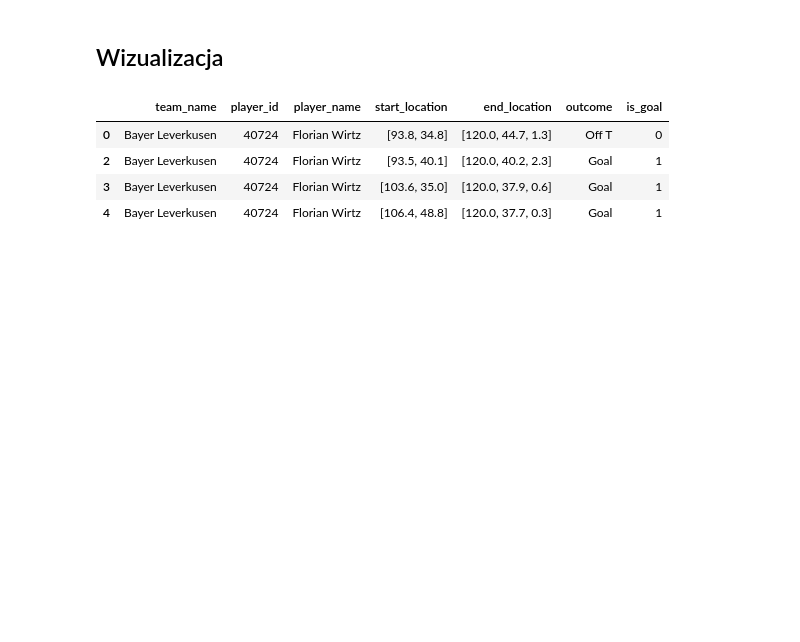
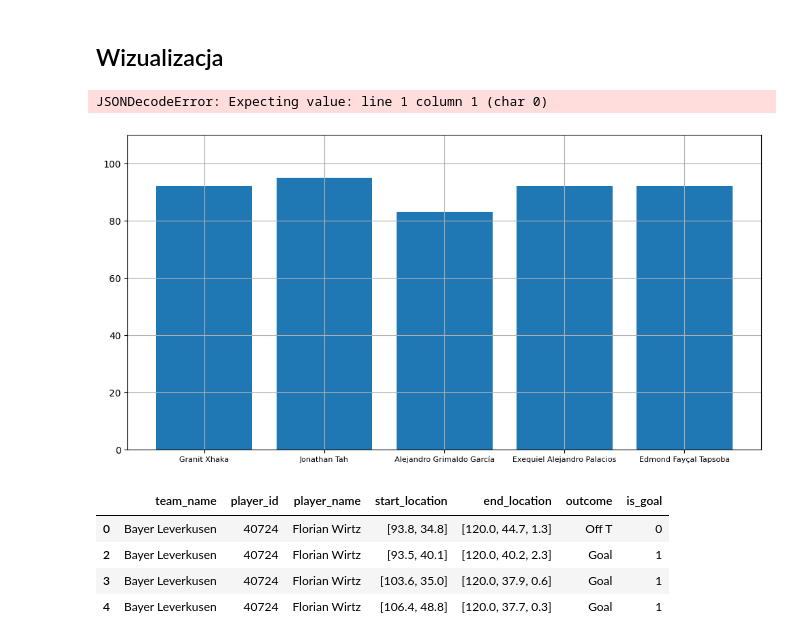
Before and after one commit to domino644/scala_football_analyzer, a Jupyter notebook: visualization/client.ipynb, the cells around one changed output. Saved outputs shown, nothing was run; the diff lists cells and outputs as text; code cells hidden in the pictures; blank space fills up the shorter version.

```diff
--- a/visualization/client.ipynb
+++ b/visualization/client.ipynb
@@ -108,8 +87,27 @@ def shotMap(locations: np.ndarray, is_goal: np.ndarray)->None:
     plt.scatter(locx[no_goal], locy[no_goal],color="red", s=50, label="Pudło")
     plt.legend()
     plt.show()
+# %%
+def topPlayersBar(df: pd.DataFrame, column_name: str, top_n: int)->None:
+    df.nlargest(top_n, column_name)
+    plt.figure(figsize=(12,6))
+    plt.bar(df["player_name"],df[column_name])
+    plt.ylim((0,110))
+    plt.grid()
+    plt.xticks(fontsize=8)
+    plt.show()
 # %% [markdown]
 ## Wizualizacja
+# %%
+passess = fetchTeams(seasonID=281, competitionID=9, stat="pass", teamID=904)
+# %%
+all = fetchTeams(seasonID=281, competitionID=9, stat="all", teamID=904)
+# %% [output]
+JSONDecodeError: Expecting value: line 1 column 1 (char 0)
+# %%
+topPlayersBar(passess, "pass_accuracy", 5)
+# %% [output]
+[figure, added]
 # %%
 locations = fetchEvents(eventID=3895302, playerID=34870, stat="position")
 # %%
```
Also changed, not shown: parts of 1 cell of this notebook.
